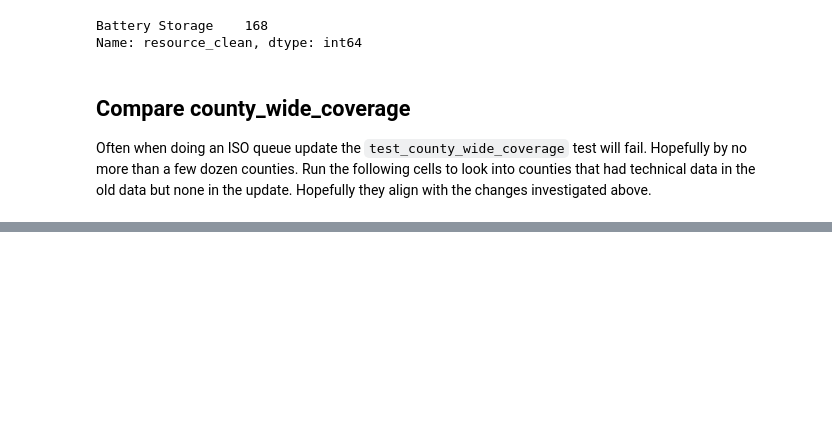
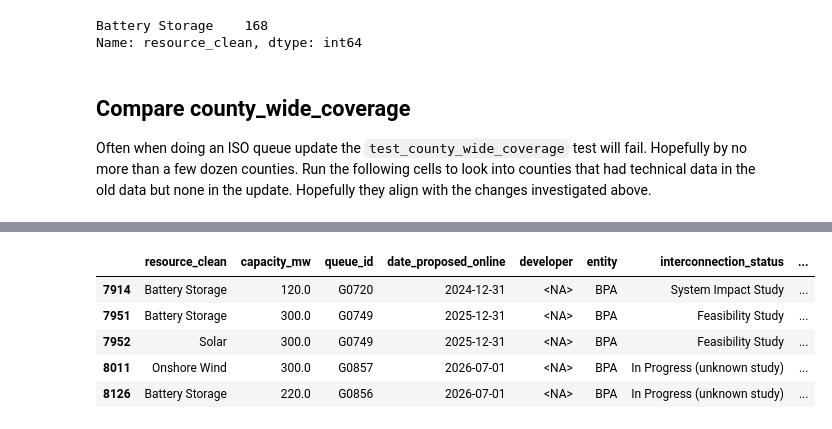
Before and after one commit to deployment-gap-model-education-fund/deployment-gap-model, a Jupyter notebook: notebooks/data_updates/gridstatus/quarterly_update.ipynb, the cells around one changed output, grey strips where cells are left out. Drawn from its saved outputs; the diff is of its cells as text; code cells hidden in the pictures; blank space fills up the shorter version.

```diff
--- a/notebooks/data_updates/gridstatus/quarterly_update.ipynb
+++ b/notebooks/data_updates/gridstatus/quarterly_update.ipynb
@@ -620,0 +626,10 @@ old_counties_without_data_in_update[["county", "state", "renewable_and_battery_p
+# %%
+# look at the projects that disappear in these counties
+old_iso_projects_long_format[old_iso_projects_long_format.county == "Powell"][["resource_clean", "capacity_mw", "queue_id", "date_proposed_online", "developer", "entity", "interconnection_status", "project_name", "queue_status", "iso_region", "is_nearly_certain", "is_actionable"]]
+# %% [output]
+|  | resource_clean | capacity_mw | queue_id | date_proposed_online | developer | entity | interconnection_status | ... |
+| 7914 | Battery Storage | 120.0 | G0720 | 2024-12-31 | <NA> | BPA | System Impact Study | ... |
+| 7951 | Battery Storage | 300.0 | G0749 | 2025-12-31 | <NA> | BPA | Feasibility Study | ... |
+| 7952 | Solar | 300.0 | G0749 | 2025-12-31 | <NA> | BPA | Feasibility Study | ... |
+| 8011 | Onshore Wind | 300.0 | G0857 | 2026-07-01 | <NA> | BPA | In Progress (unknown study) | ... |
+| 8126 | Battery Storage | 220.0 | G0856 | 2026-07-01 | <NA> | BPA | In Progress (unknown study) | ... |
```
Also changed, not shown: parts of 21 cells of this notebook.
